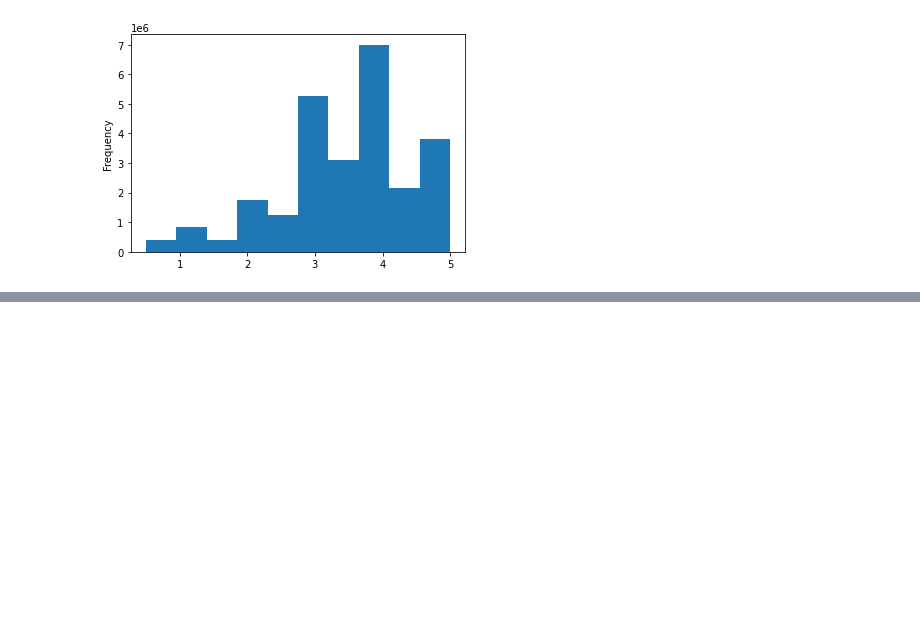
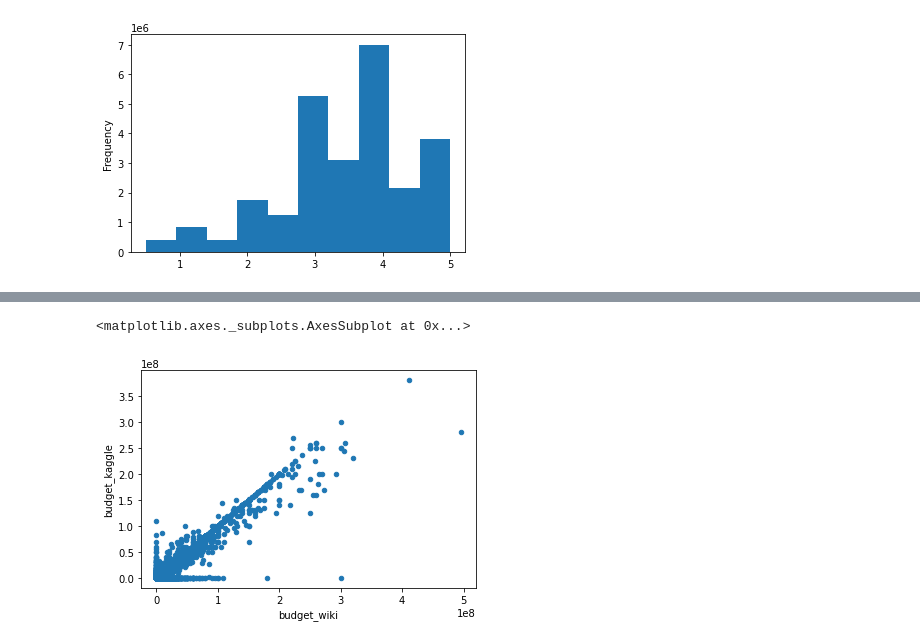
Before and after one commit to olalekanagbaje/Movies-ETL, a Jupyter notebook: Untitled.ipynb, the cells around one changed output, grey strips where cells are left out. Saved outputs shown, nothing was run; the diff lists cells and outputs as text; code cells hidden in the pictures; blank space fills up the shorter version.

```diff
--- a/Untitled.ipynb
+++ b/Untitled.ipynb
@@ -810,0 +894,7 @@ Name: rating, dtype: float64
+# %%
+# Next use scatter plot to determine which to choose between Budget_wiki & Budget_Kaggle(numeric data). A perfect straight line implies both have fairly same data
+# Decision is keep Kaggle (as Wiki has more outliers) and fill in datapoints with zero on Kaggle with Wiki data where available
+movies_df.fillna(0).plot(x='budget_wiki',y='budget_kaggle', kind='scatter')
+# %% [output]
+<matplotlib.axes._subplots.AxesSubplot at 0x...>
+[figure, added]
```
Also changed, not shown: parts of 26 cells of this notebook.
